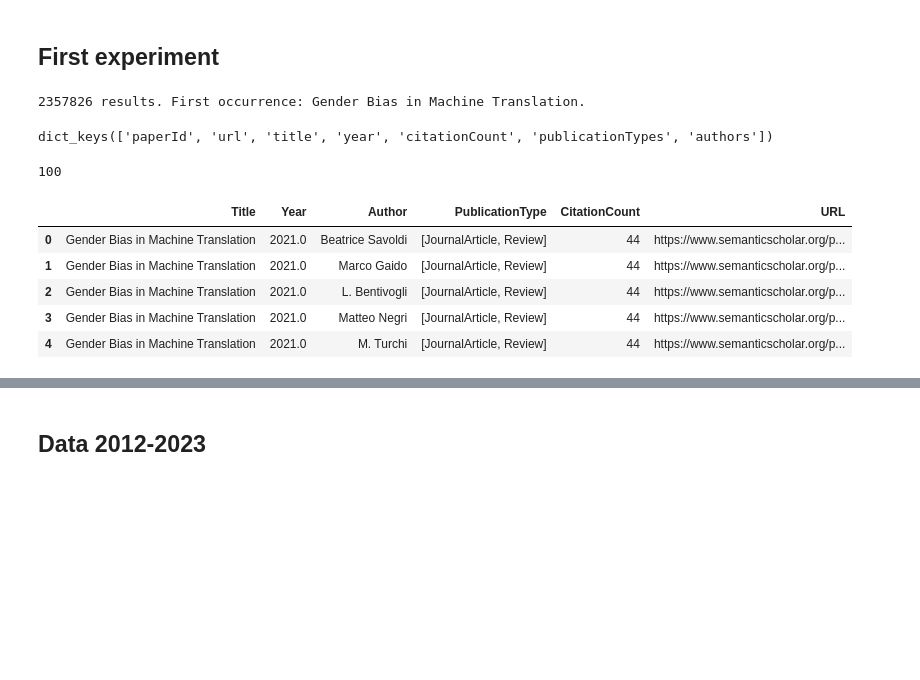
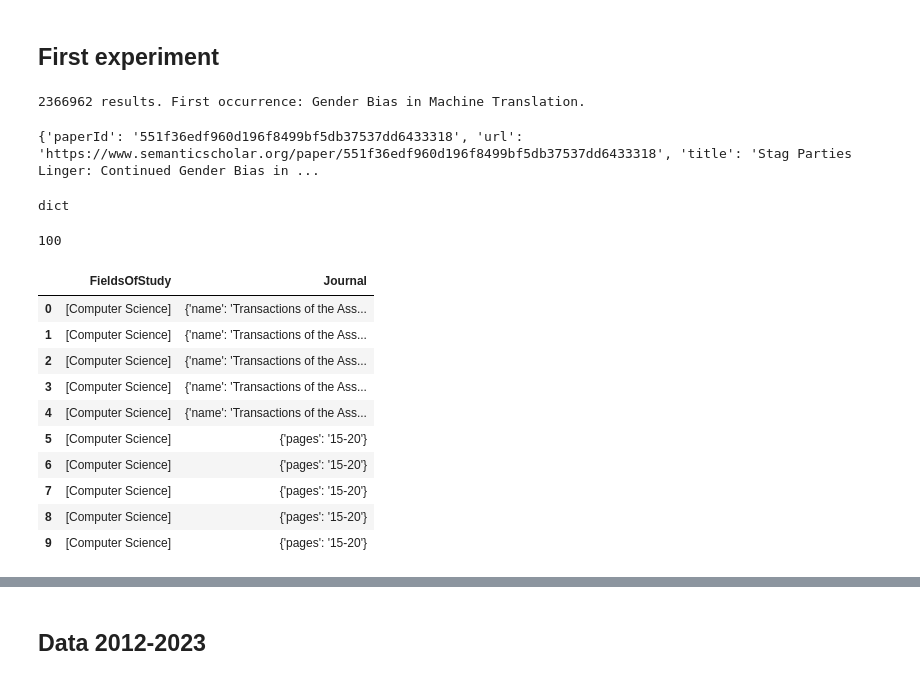
Before and after one commit to hexann666/MSc_gender_bias, a Jupyter notebook: semantic_scholar.ipynb, the cells around one changed output, grey strips where cells are left out. Cells and saved outputs as stored; diff of their text form; code cells hidden in the pictures; blank space fills up the shorter version.

```diff
--- a/semantic_scholar.ipynb
+++ b/semantic_scholar.ipynb
@@ -20,35 +26,47 @@ def write_csv(data, filename):
 ## First experiment
 # %%
 sch = SemanticScholar()
-results = sch.search_paper('+"gender bias"', fields=['title','year', 'authors', 'publicationTypes', 'citationCount', 'url'])
+results = sch.search_paper('+"gender bias"', fields=['title','year', 'authors', 'publicationTypes', 'citationCount', 'url', 'fieldsOfStudy', 's2FieldsOfStudy', 'journal'])
 print(f'{results.total} results.', f'First occurrence: {results[0].title}.')
 # %% [output]
-2357826 results. First occurrence: Gender Bias in Machine Translation.
+2366962 results. First occurrence: Gender Bias in Machine Translation.
 # %%
 data = []
-for result in results:
+for result in results[0:10]:
     for author in result['authors']:
         data.append({'Title': result['title'],
                     'Year': result['year'],
                     'Author': author['name'],
                     'PublicationType': result['publicationTypes'],
                     'CitationCount': result['citationCount'],
+                    'FieldsOfStudy': result['fieldsOfStudy'],
+                    'FieldsOfStudy_s2': result['s2FieldsOfStudy'],
+                    'Journal': result['journal'],
                     'URL': result['url']})
 # %%
-results[0].keys()
+results[0]
 # %% [output]
-dict_keys(['paperId', 'url', 'title', 'year', 'citationCount', 'publicationTypes', 'authors'])
+{'paperId': '551f36edf960d196f8499bf5db37537dd6433318', 'url': 'https://www.semanticscholar.org/paper/551f36edf960d196f8499bf5db37537dd6433318', 'title': 'Stag Parties Linger: Continued Gender Bias in ...
+# %%
+type(data[0]['Journal'])
+# %% [output]
+dict
 # %%
 len(results)
 # %% [output]
 100
 # %%
-df = DataFrame(data, columns = ['Title', 'Year', 'Author', 'PublicationType', 'CitationCount', 'URL'])
-df.head()
+df = DataFrame(data, columns = ['Title', 'Year', 'Author', 'PublicationType', 'CitationCount', 'URL', 'FieldsOfStudy', 'FieldsOfStudy_s2', 'Journal'])
+df[['FieldsOfStudy', 'Journal']].head(10)
 # %% [output]
-|  | Title | Year | Author | PublicationType | CitationCount | URL |
-| 0 | Gender Bias in Machine Translation | 2021.0 | Beatrice Savoldi | [JournalArticle, Review] | 44 | https://www.semanticscholar.org/p... |
-| 1 | Gender Bias in Machine Translation | 2021.0 | Marco Gaido | [JournalArticle, Review] | 44 | https://www.semanticscholar.org/p... |
-| 2 | Gender Bias in Machine Translation | 2021.0 | L. Bentivogli | [JournalArticle, Review] | 44 | https://www.semanticscholar.org/p... |
-| 3 | Gender Bias in Machine Translation | 2021.0 | Matteo Negri | [JournalArticle, Review] | 44 | https://www.semanticscholar.org/p... |
-| 4 | Gender Bias in Machine Translation | 2021.0 | M. Turchi | [JournalArticle, Review] | 44 | https://www.semanticscholar.org/p... |
+|  | FieldsOfStudy | Journal |
+| 0 | [Computer Science] | {'name': 'Transactions of the Ass... |
+| 1 | [Computer Science] | {'name': 'Transactions of the Ass... |
+| 2 | [Computer Science] | {'name': 'Transactions of the Ass... |
+| 3 | [Computer Science] | {'name': 'Transactions of the Ass... |
+| 4 | [Computer Science] | {'name': 'Transactions of the Ass... |
+| 5 | [Computer Science] | {'pages': '15-20'} |
+| 6 | [Computer Science] | {'pages': '15-20'} |
+| 7 | [Computer Science] | {'pages': '15-20'} |
+| 8 | [Computer Science] | {'pages': '15-20'} |
+| 9 | [Computer Science] | {'pages': '15-20'} |
```
Also changed, not shown: parts of 85 cells of this notebook.
